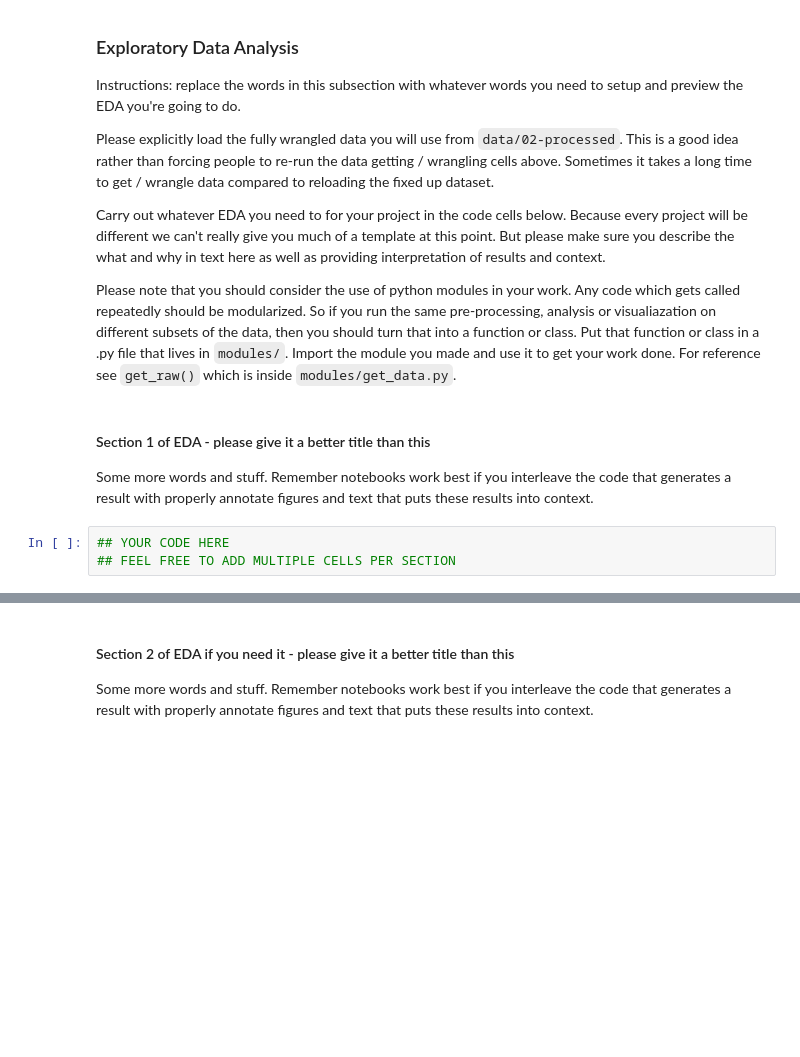
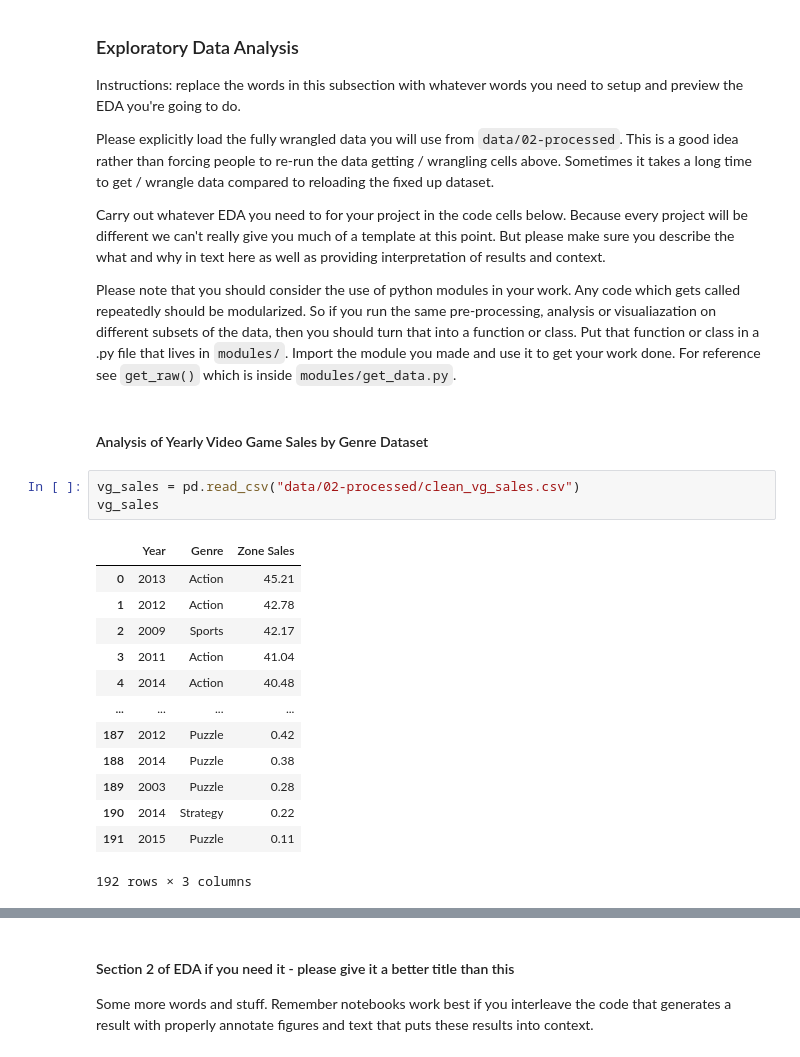
Before and after one commit to COGS108/Group037_WI26, a Jupyter notebook: 02-EDACheckpoint.ipynb, the cells around one changed output, grey strips where cells are left out. Saved outputs shown, nothing was run; the diff lists cells and outputs as text; blank space fills up the shorter version.

Commit message:
dataset #1 analysis

```diff
--- a/02-EDACheckpoint.ipynb
+++ b/02-EDACheckpoint.ipynb
@@ -352,10 +352,22 @@ Please explicitly load the fully wrangled data you will use from `data/02-proces
 Carry out whatever EDA you need to for your project in the code cells below.  Because every project will be different we can't really give you much of a template at this point. But please make sure you describe the what and why in text here as well as providing interpretation of results and context.
 
 Please note that you should consider the use of python modules in your work.  Any code which gets called repeatedly should be modularized. So if you run the same pre-processing, analysis or visualiazation on different subsets of the data, then you should turn that into a function or class.  Put that function or class in a .py file that lives in `modules/`.  Import the module you made and use it to get your work done.  For reference see `get_raw()` which is inside `modules/get_data.py`.
-# %% [markdown]
-#### Section 1 of EDA - please give it a better title than this
-
-Some more words and stuff.  Remember notebooks work best if you interleave the code that generates a result with properly annotate figures and text that puts these results into context.
-# %%
-## YOUR CODE HERE
-## FEEL FREE TO ADD MULTIPLE CELLS PER SECTION
+# %% [markdown]
+#### Analysis of Yearly Video Game Sales by Genre Dataset
+# %%
+vg_sales = pd.read_csv("data/02-processed/clean_vg_sales.csv")
+vg_sales
+# %% [output]
+|  | Year | Genre | Zone Sales |
+| 0 | 2013 | Action | 45.21 |
+| 1 | 2012 | Action | 42.78 |
+| 2 | 2009 | Sports | 42.17 |
+| 3 | 2011 | Action | 41.04 |
+| 4 | 2014 | Action | 40.48 |
+| ... | ... | ... | ... |
+| 187 | 2012 | Puzzle | 0.42 |
+| 188 | 2014 | Puzzle | 0.38 |
+| 189 | 2003 | Puzzle | 0.28 |
+| 190 | 2014 | Strategy | 0.22 |
+| 191 | 2015 | Puzzle | 0.11 |
+192 rows × 3 columns
```
Also changed, not shown: parts of 3 cells of this notebook.
